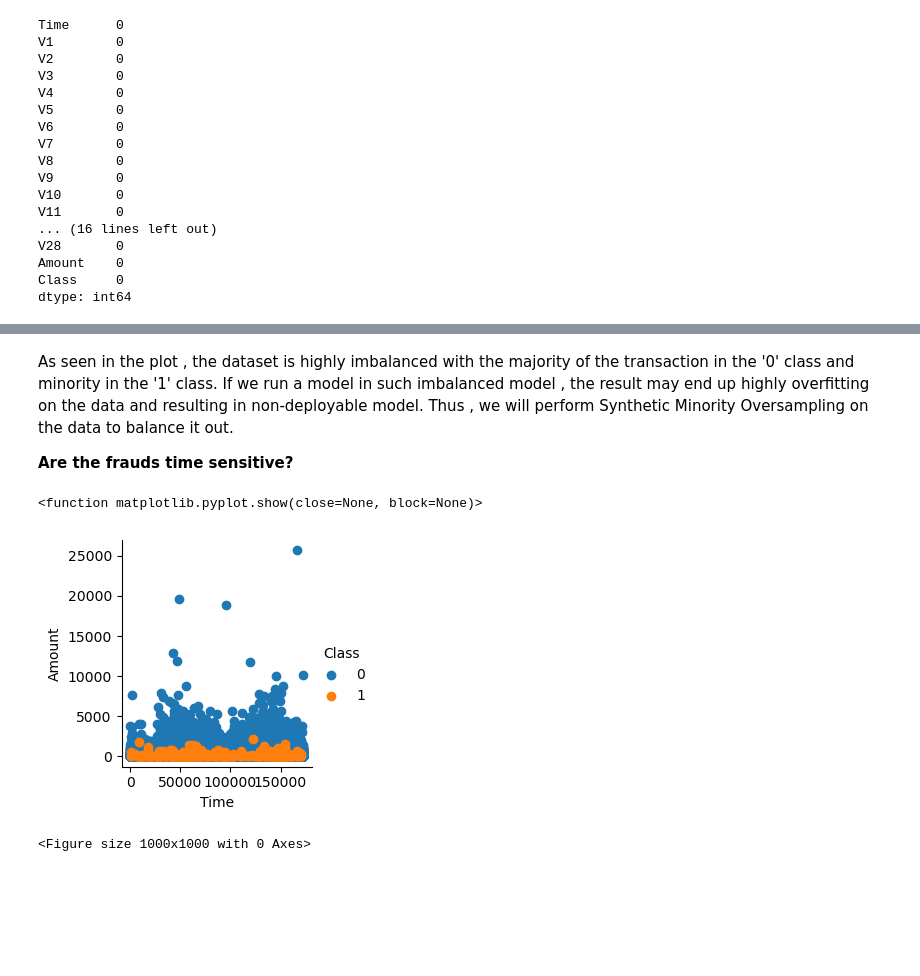
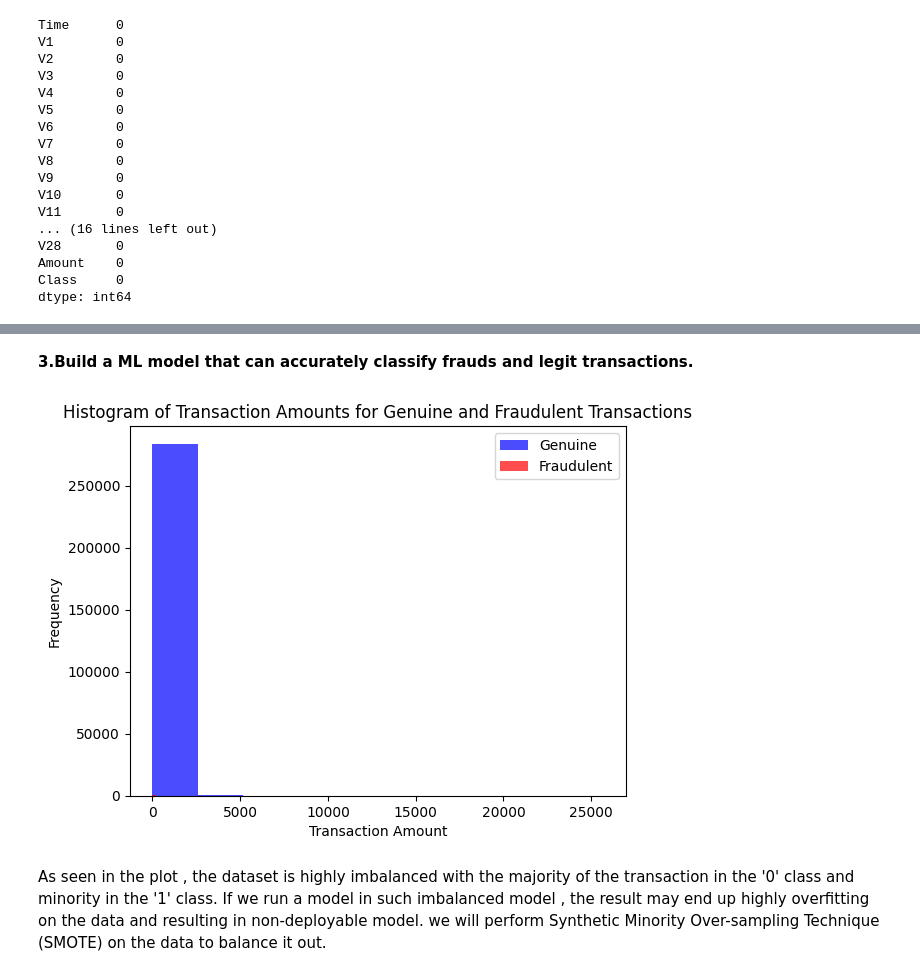
Before and after one commit to HazelZhaoo/Credit-card-fraud-detection, a Jupyter notebook: Project.ipynb, the cells around one changed output, grey strips where cells are left out. Cells and saved outputs as stored; diff of their text form; code cells hidden in the pictures; blank space fills up the shorter version.

```diff
--- a/Project.ipynb
+++ b/Project.ipynb
@@ -121,16 +133,21 @@ countplot_df(df , df.Class)
+# %% [markdown]
+
+**3.Build a ML model that can accurately classify frauds and legit transactions.**
+# %%
+class_0_data = df[df['Class'] == 0]['Amount']
+class_1_data = df[df['Class'] == 1]['Amount']
+
+plt.hist(class_0_data, bins=10, alpha=0.7, label='Genuine', color='blue')
+plt.hist(class_1_data, bins=10, alpha=0.7, label='Fraudulent', color='red')
+
+plt.xlabel('Transaction Amount')
+plt.ylabel('Frequency')
+plt.legend()
+plt.title('Histogram of Transaction Amounts for Genuine and Fraudulent Transactions')
+plt.show()
+# %% [output]
+[figure, added]
 # %% [markdown]
 As seen in the plot , the dataset is highly imbalanced with the majority of the transaction in the '0' class and minority in the '1' class.
 If we run a model in such imbalanced model , the result may end up highly overfitting on the data and resulting in non-deployable model.
-Thus , we will perform Synthetic Minority Oversampling on the data to balance it out.
-
-
-**Are the frauds time sensitive?**
+we will perform Synthetic Minority Over-sampling Technique (SMOTE) on the data to balance it out.
-# %%
-g = sns.FacetGrid(df , hue = "Class")
-g.map(plt.scatter , "Time" , "Amount").add_legend()
-plt.figure(figsize = (10, 10))
-plt.show
-# %% [output]
-<function matplotlib.pyplot.show(close=None, block=None)>
-[figure, removed]
-<Figure size 1000x1000 with 0 Axes>
```
Also changed, not shown: parts of 22 cells of this notebook.
